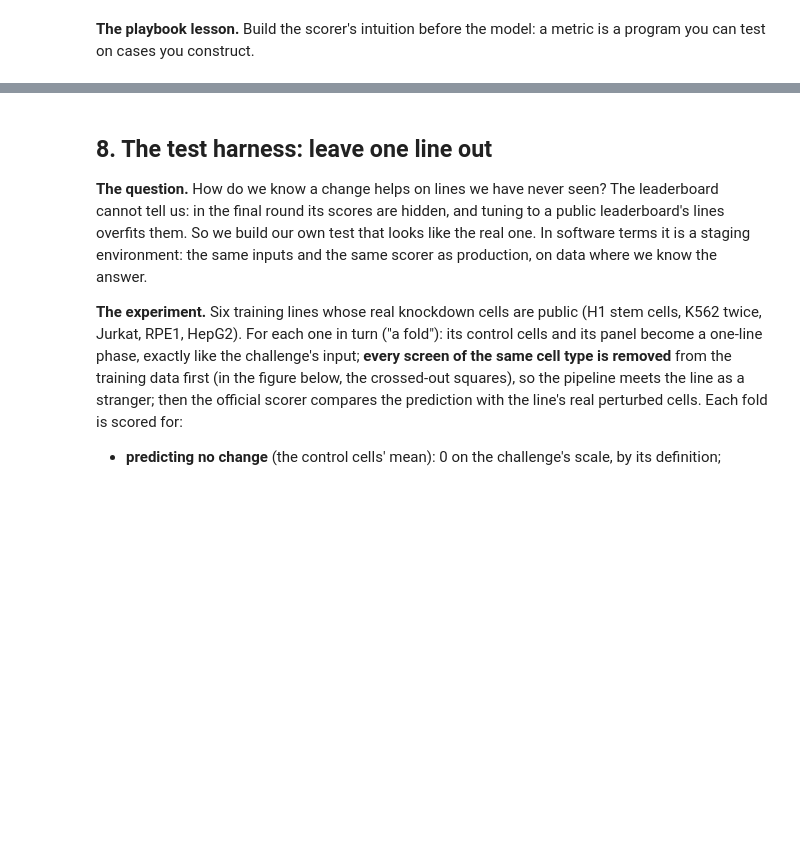
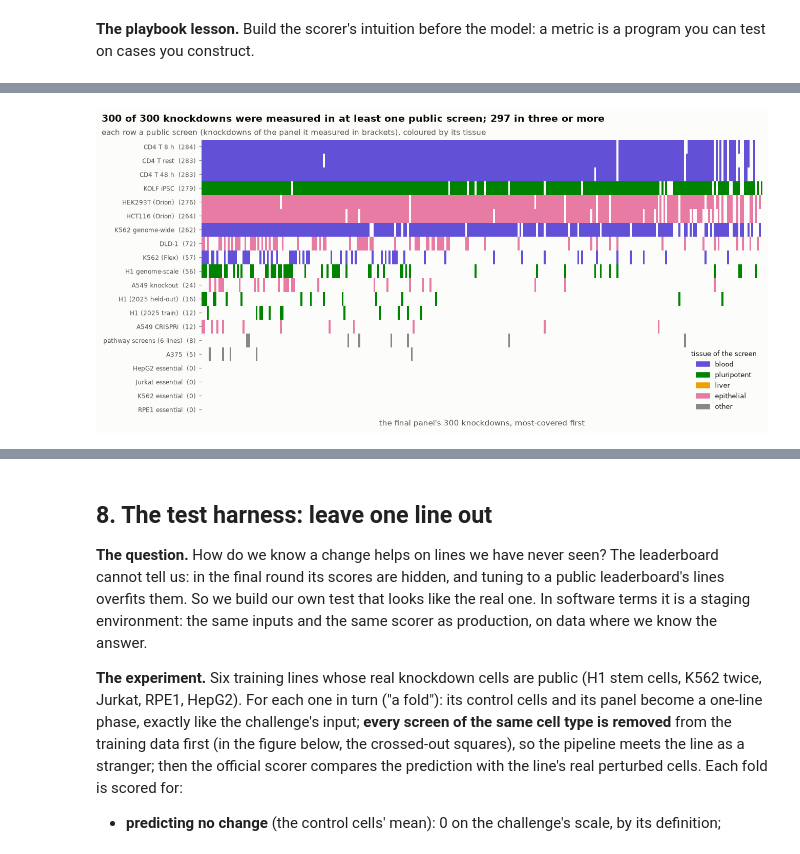
Before and after one commit to helenhenryz/vcc2026-perturbation-prediction, a Jupyter notebook: notebook.ipynb, the cells around one changed output, grey strips where cells are left out. Cells and saved outputs as stored; diff of their text form; code cells hidden in the pictures; blank space fills up the shorter version.

```diff
--- a/notebook.ipynb
+++ b/notebook.ipynb
@@ -486,0 +722,34 @@ What we learned: a prediction with the right means but no cell-to-cell spread ke
+# %%
+fig, ax = plt.subplots(figsize=(12, 5.4))
+rgb = np.ones((len(order), len(panel4), 3)) * np.array(mpl.colors.to_rgb(SURFACE))
+for r, n in enumerate(order):  # each screen's row in its tissue's colour
+    rgb[r, M[r, gorder] > 0] = mpl.colors.to_rgb(tissue_colour(n))
+ax.imshow(rgb, aspect="auto", interpolation="nearest")
+ax.set_yticks(
+    range(len(order)),
+    [f"{SCREEN_LABEL.get(n, 'pathway screens (6 lines)')}  ({int(cover[n].sum())})" for n in order],
+    fontsize=8,
+)
+ax.set_xticks([])
+ax.set_xlabel("the final panel's 300 knockdowns, most-covered first")
+three = int((n_screens4 >= 3).sum())
+for s_ in ax.spines.values():
+    s_.set_visible(False)
+tissue_legend(
+    ax,
+    list(TISSUE_COLOURS),
+    loc="lower right",
+    bbox_to_anchor=(1.0, 0.0),
+    title="tissue of the screen",
+    title_fontsize=8.5,
+)
+fig.tight_layout()
+headline(
+    fig,
+    f"{int((n_screens4 > 0).sum())} of {len(panel4)} knockdowns were measured in at least one public screen; "
+    f"{three} in three or more",
+    "each row a public screen (knockdowns of the panel it measured in brackets), coloured by its tissue",
+)
+plt.show()
+# %% [output]
+[figure, added]
```
Also changed, not shown: parts of 13 cells of this notebook.
